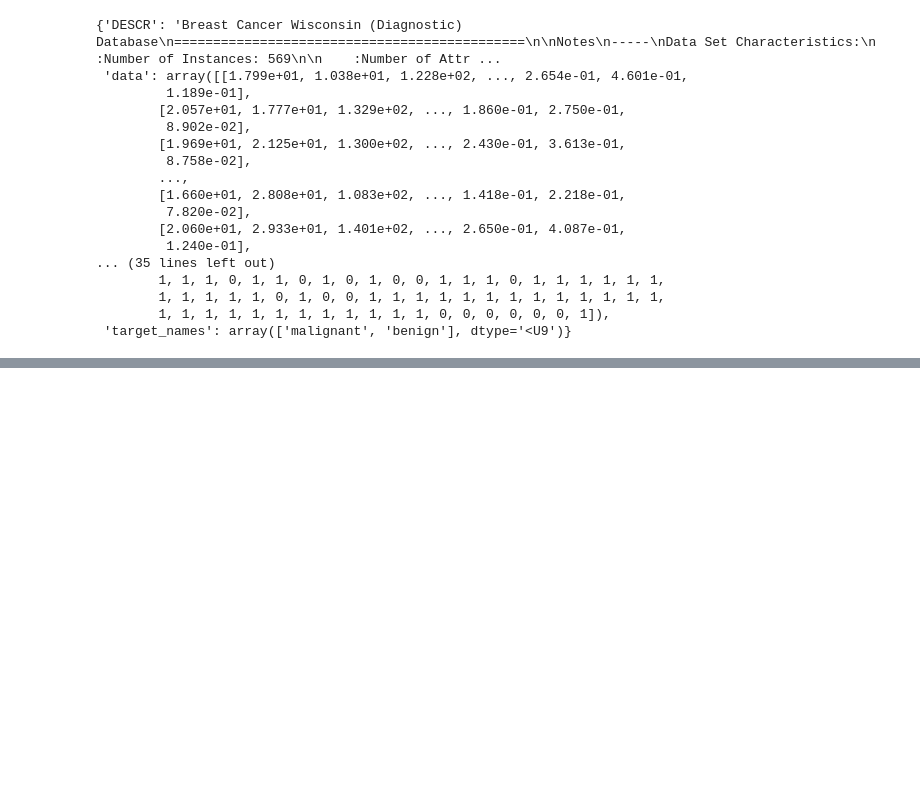
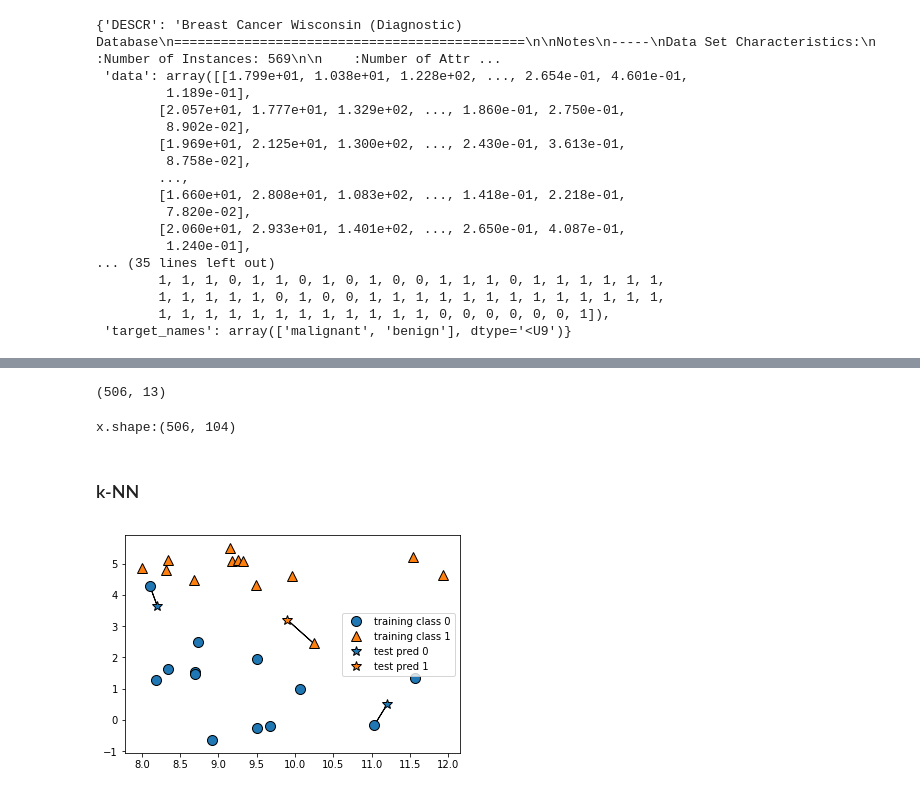
Before and after one commit to konfer/JupyterProMain, a Jupyter notebook: machineLearningWithPython/MLearning-intro-second.ipynb, the cells around one changed output, grey strips where cells are left out. Saved outputs shown, nothing was run; the diff lists cells and outputs as text; code cells hidden in the pictures; blank space fills up the shorter version.

```diff
--- a/machineLearningWithPython/MLearning-intro-second.ipynb
+++ b/machineLearningWithPython/MLearning-intro-second.ipynb
@@ -97,0 +143,15 @@ cancer
+# %%
+boston.data.shape
+# %% [output]
+(506, 13)
+# %%
+x,y=mglearn.datasets.load_extended_boston()
+print("x.shape:{}".format(x.shape))
+# %% [output]
+x.shape:(506, 104)
+# %% [markdown]
+### k-NN
+# %%
+mglearn.plots.plot_knn_classification(n_neighbors=1)
+# %% [output]
+[figure, added]
```
Also changed, not shown: parts of 7 cells of this notebook.
